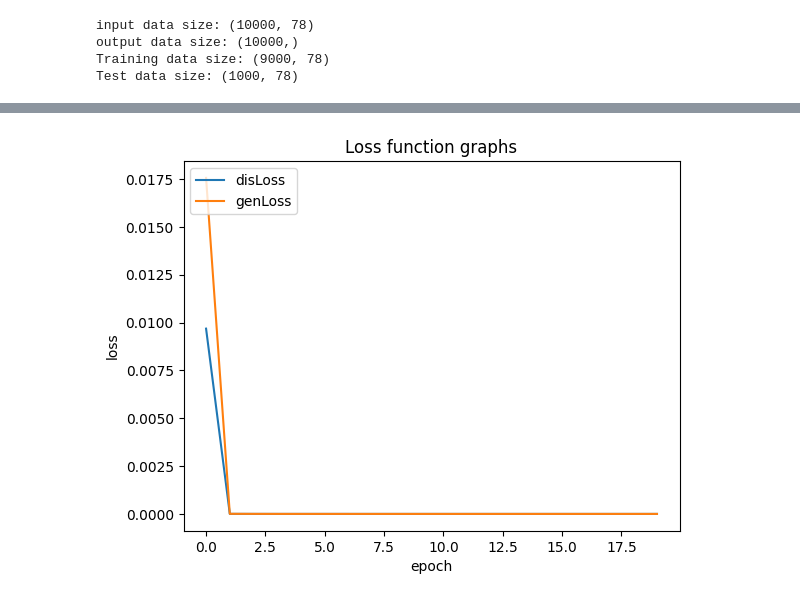
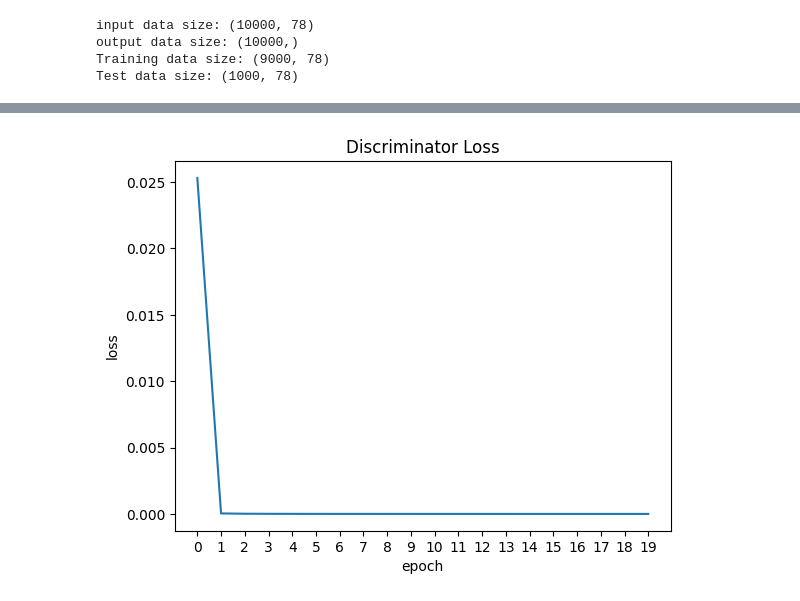
Before and after one commit to panthibivek/Generative-Adversarial-Network-for-Improving-Sampling-of-Molecular-Trajectories, a Jupyter notebook: genAdvTrain.ipynb, the cells around one changed output, grey strips where cells are left out. Drawn from its saved outputs; the diff is of its cells as text; code cells hidden in the pictures.

Commit message:
new loss function

```diff
--- a/genAdvTrain.ipynb
+++ b/genAdvTrain.ipynb
@@ -30,9 +30,9 @@ output data size: (10000,)
 Training data size: (9000, 78)
 Test data size: (1000, 78)
 # %%
-latent_dim_ = 32
+latent_dim_ = 78
 epochs_ = 20
-batch_size_ = 16
+batch_size_ = 32
 y_train = np.reshape(y_train, (-1, 1))
 X_train = np.array(X_train)
 X_train = X_train.astype(float)
@@ -57,9 +60,10 @@ To enable them in other operations, rebuild TensorFlow with the appropriate comp
 # %%
 GAN_model = GenAdvNetwork(latent_dim=latent_dim_, batch_size=batch_size_)
 GAN_model.compile(
-    generator_opt=tf.keras.optimizers.Adam(learning_rate=0.0001),
+    generator_opt=tf.keras.optimizers.Adam(learning_rate=0.001),
     discriminator_opt=tf.keras.optimizers.Adam(learning_rate=0.001),
-    loss_func=tf.keras.losses.BinaryCrossentropy(),
+    disc_loss=tf.keras.losses.BinaryCrossentropy(),
+    gen_loss=tf.keras.losses.MAE
 )
 history = GAN_model.fit(dataset, epochs=epochs_)
 # %% [output]
@@ -146,13 +158,12 @@ train_dir = os.path.dirname(os.path.abspath("__file__")) + "/runs/train/weights/
 GAN_model.save_weights(train_dir + "weights.h5")
 # %%
 plt.plot(history.history['d_loss'])
-plt.plot(history.history['g_loss'])
-plt.title('Loss function graphs')
+plt.title('Discriminator Loss')
 plt.ylabel('loss')
 plt.xlabel('epoch')
-plt.legend(['disLoss', 'genLoss'], loc='upper left')
+plt.xticks(range(epochs_), map(np.int64, range(epochs_)))
 fig1 = plt.gcf()
 plt.show()
-fig1.savefig(train_dir + 'loss.png', dpi = 300)
+fig1.savefig(train_dir + 'disLoss.png', dpi = 300)
 # %% [output]
-[figure, old version]
+[figure, new version]
```
Also changed, not shown: parts of 4 cells of this notebook, 3 other files.
